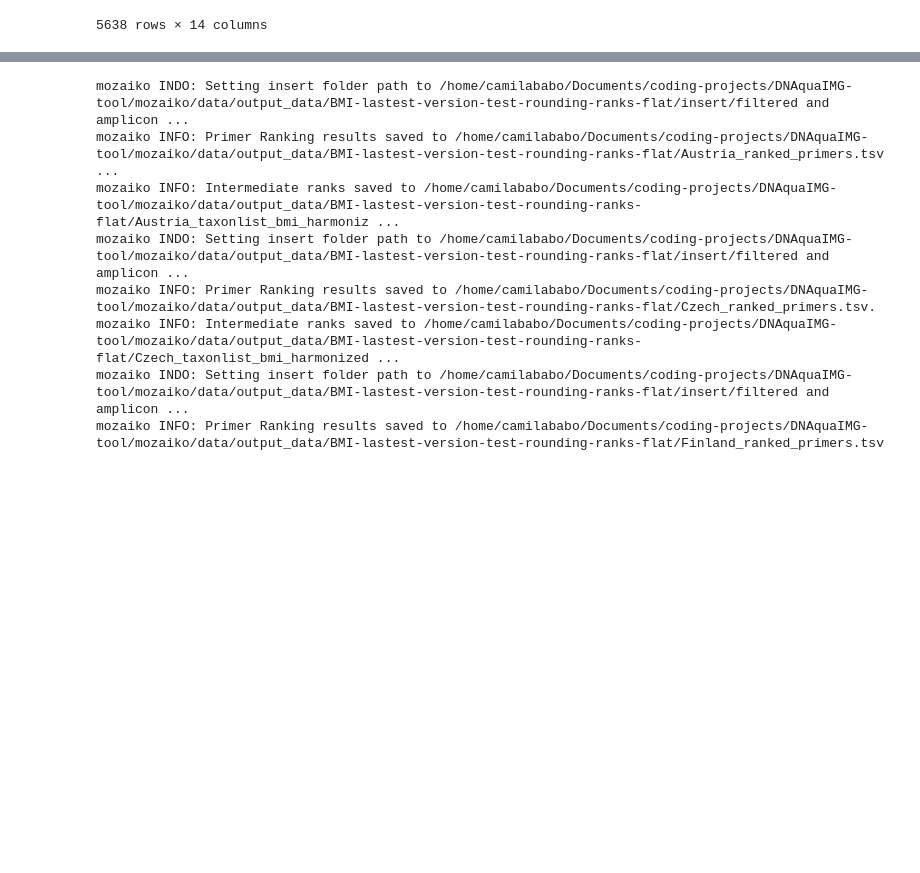
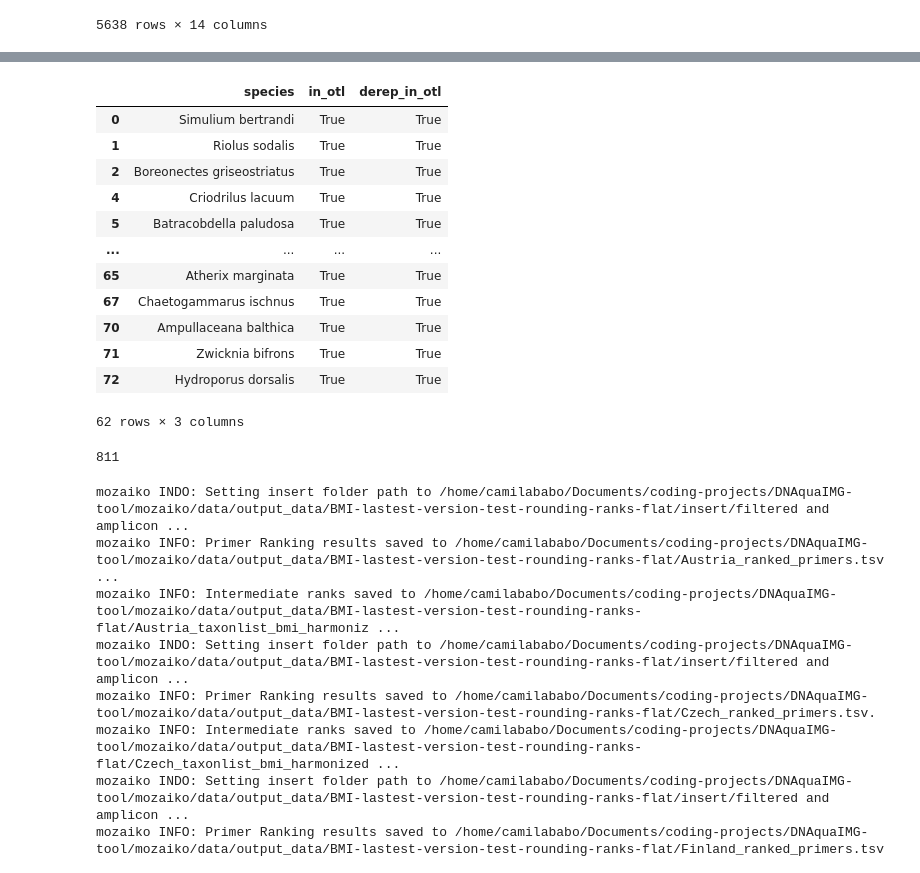
Before and after one commit to CIBIO-BU/mozaiko, a Jupyter notebook: draft.ipynb, the cells around one changed output, grey strips where cells are left out. Cells and saved outputs as stored; diff of their text form; code cells hidden in the pictures; blank space fills up the shorter version.

```diff
--- a/draft.ipynb
+++ b/draft.ipynb
@@ -5069,3 +5145,27 @@ germ_taxa.to_csv('germany_taxa.tsv', sep='\t', index=False)
+# %%
+gap_derep_in_otl = gap['species'].isin(germ_taxa['species'])
+gap['derep_in_otl'] = gap_derep_in_otl
+gap.to_csv("gap_with_otl_presence.tsv", sep='\t', index=False)
+# %%
+gap[gap['in_otl'] == True]
+# %% [output]
+|  | species | in_otl | derep_in_otl |
+| 0 | Simulium bertrandi | True | True |
+| 1 | Riolus sodalis | True | True |
+| 2 | Boreonectes griseostriatus | True | True |
+| 4 | Criodrilus lacuum | True | True |
+| 5 | Batracobdella paludosa | True | True |
+| ... | ... | ... | ... |
+| 65 | Atherix marginata | True | True |
+| 67 | Chaetogammarus ischnus | True | True |
+| 70 | Ampullaceana balthica | True | True |
+| 71 | Zwicknia bifrons | True | True |
+| 72 | Hydroporus dorsalis | True | True |
+62 rows × 3 columns
+# %%
+otl_handler.total_taxa
+# %% [output]
+811
 # %%
 germ_og_taxa.to_csv('germany_asis_taxa.tsv', sep='\t', index=False)
 # %%
```
Also changed, not shown: parts of 12 cells of this notebook, 2 other files.
